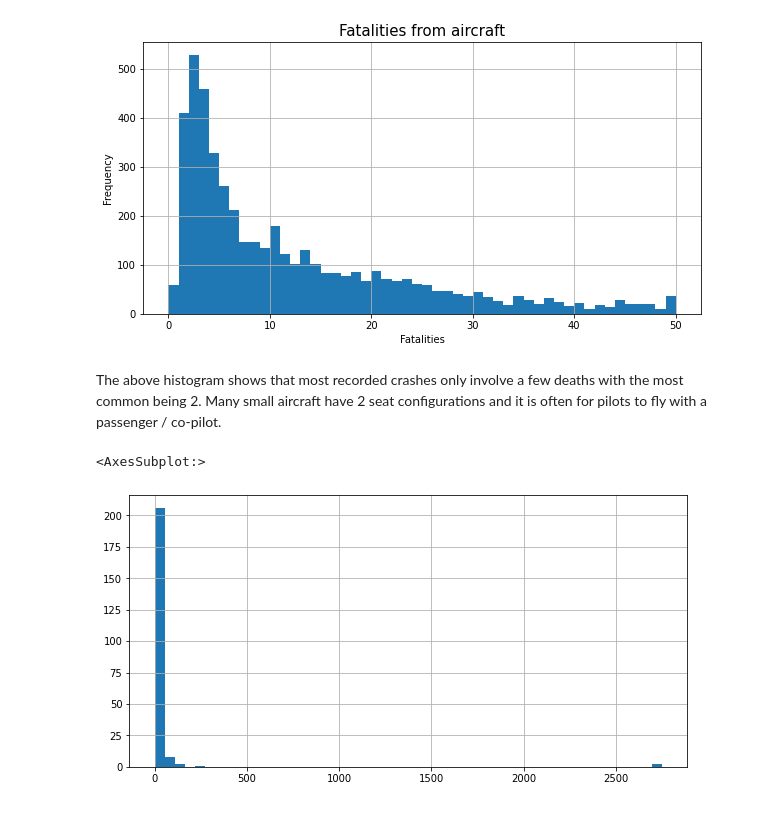
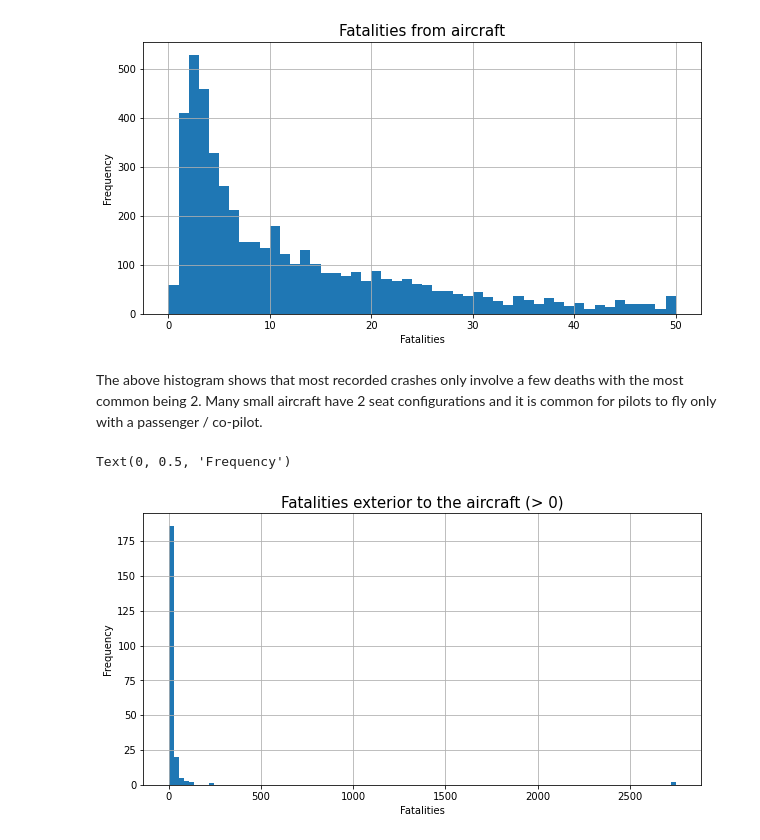
Before and after one commit to unyxium/data_project, a Jupyter notebook: aircraft_crashes.ipynb, the cells around one changed output. Saved outputs shown, nothing was run; the diff lists cells and outputs as text; code cells hidden in the pictures.

Commit message:
added new graph

```diff
--- a/aircraft_crashes.ipynb
+++ b/aircraft_crashes.ipynb
@@ -74,9 +74,12 @@ plt.ylabel('Frequency', fontsize=10)
 Text(0, 0.5, 'Frequency')
 [figure]
 # %% [markdown]
-The above histogram shows that most recorded crashes only involve a few deaths with the most common being 2. Many small aircraft have 2 seat configurations and it is often for pilots to fly with a passenger / co-pilot.
+The above histogram shows that most recorded crashes only involve a few deaths with the most common being 2. Many small aircraft have 2 seat configurations and it is common for pilots to fly only with a passenger / co-pilot.
-# %%
-aircraft_crashes.ground_fatalities[aircraft_crashes.ground_fatalities > 0].hist(bins=50)
-# %% [output]
-<AxesSubplot:>
-[figure, removed]
+# %%
+aircraft_crashes.ground_fatalities[aircraft_crashes.ground_fatalities > 0].hist(bins=100)
+plt.title("Fatalities exterior to the aircraft (> 0)", fontsize=15)
+plt.xlabel('Fatalities', fontsize=10)
+plt.ylabel('Frequency', fontsize=10)
+# %% [output]
+Text(0, 0.5, 'Frequency')
+[figure, added]
```
Also changed, not shown: parts of 4 cells of this notebook.
